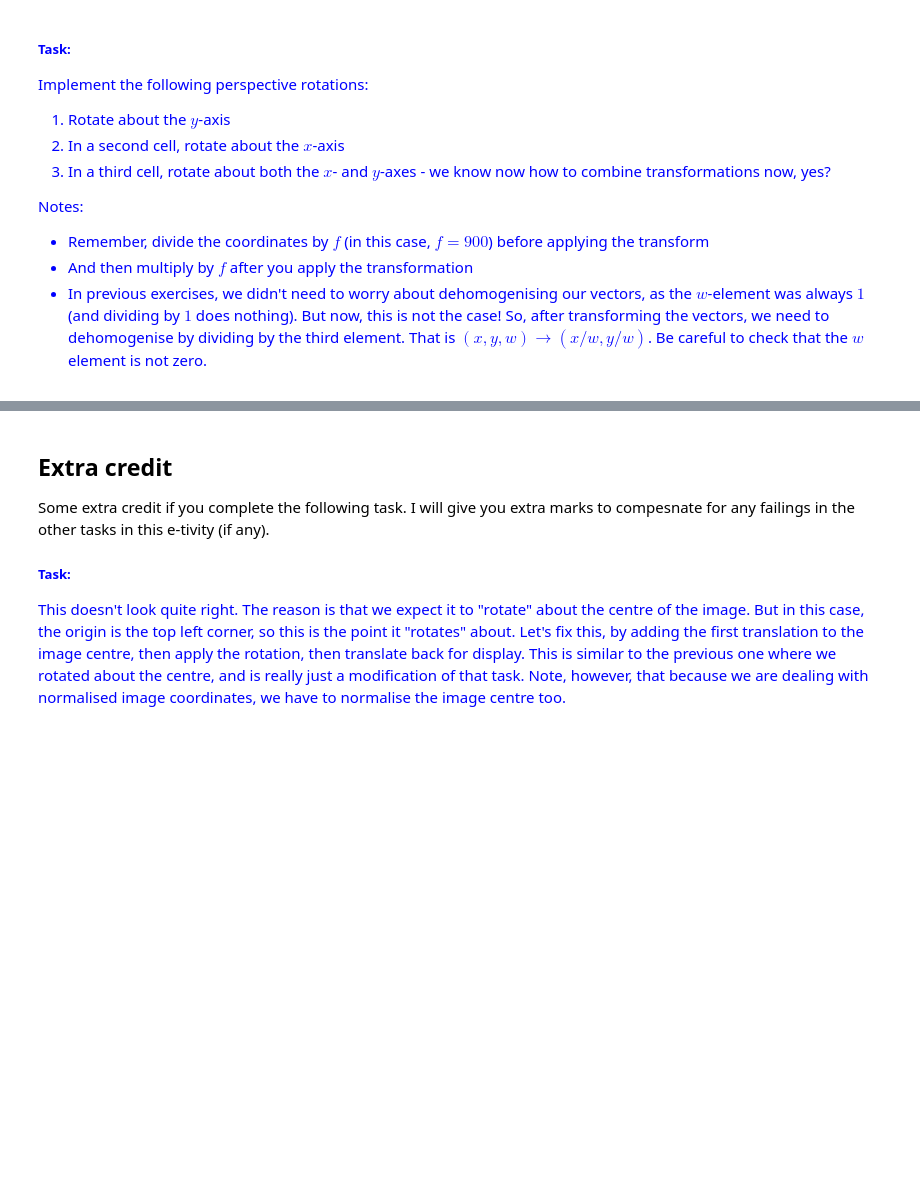
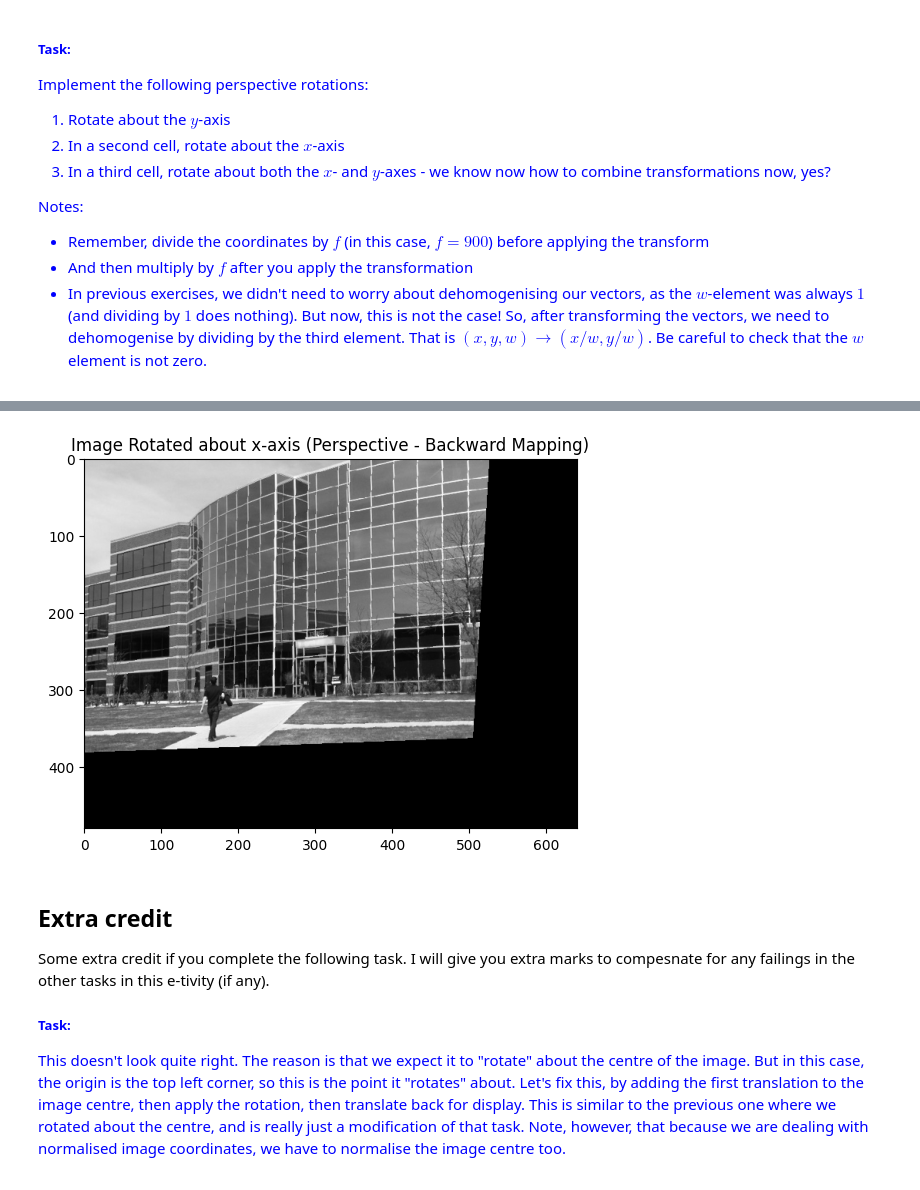
Before and after one commit to JamesBishop1973-coder/JamesB_CE5002_geom_vis, a Jupyter notebook: ETV1/Assignment1b_ProjectiveTransforms_9117504_JB.ipynb, the cells around one changed output, grey strips where cells are left out. Cells and saved outputs as stored; diff of their text form; code cells hidden in the pictures; blank space fills up the shorter version.

```diff
--- a/ETV1/Assignment1b_ProjectiveTransforms_9117504_JB.ipynb
+++ b/ETV1/Assignment1b_ProjectiveTransforms_9117504_JB.ipynb
@@ -698,3 +745,83 @@ There were 272418 attempts to read outside the original image boundary (Homogene
 # %%
 ##################
 # Your code here
+# %%
+##################
+# Your code here
+
+#Rotate image about both x and y axes
+
+# Create a new empty image of the size of the original
+img_out = np.zeros(img.shape)
+
+#Focal length (f)
+f=900
+
+#Angle of rotation
+angle_in_degrees = 5
+
+# Calculate angle in radians
+theta = np.radians(angle_in_degrees) # Convert degrees to radians if needed
+
+# Create the Rotation Matrix ( rotate about x-axis)
+R_x= np.array([
+      [1, 0, 0],
+      [ 0, np.cos(theta),-np.sin(theta)],
+      [ 0, np.sin(theta),np.cos(theta)],])
+
+#Calculate the inverse of the rotation matrix
+R_x_inv = np.linalg.inv(R_x)
+
+# Create the Rotation Matrix ( rotate about y-axis)
+R_y= np.array([
+    [np.cos(theta), 0, -np.sin(theta)],
+    [0, 1, 0],
+    [np.sin(theta),  0, np.cos(theta)],])
+
+#Calculate the inverse of the rotation matrix
+R_y_inv = np.linalg.inv(R_y)
+
+bound_err_cnt = 0
+
+for y_out in range(img_out.shape[0]):
+    for x_out in range(img_out.shape[1]):
+
+        # Convert the output pixel to homogeneous form (x'/f, y'/f, 1)
+        pt_out_h = np.array([x_out/f, y_out/f, 1.0])
+
+        # Apply the inverse rotation transform to get the original coordinate
+        # First rotate about y-axis, then x-axis
+        pt_orig_h = R_x_inv @ R_y_inv @ pt_out_h
+
+        # De-homogenization: (x/w, y/w). Check for division by zero.
+        w = pt_orig_h[2]
+        if w != 0:
+            x_orig = pt_orig_h[0] / w
+            y_orig = pt_orig_h[1] / w
+        else:
+            # To avoid a divide by zero failure, assign invalid coordinates to
+            # make it fall outside the original image bounds
+            x_orig = -1
+            y_orig = -1
+
+        # Get the final pixel value in the original image by multiplying by f
+        x_orig_fl = x_orig * f
+        y_orig_fl = y_orig * f
+
+
+        # Perform rounding to nearest integer,
+        # this also performs nearest neighbours interpolation
+        x_orig = int(np.rint(x_orig_fl))
+        y_orig = int(np.rint(y_orig_fl))
+
+         # check that the original co-ordinates are within the input image bounds
+        if 0 <= y_orig < img.shape[0] and 0 <= x_orig < img.shape[1]:
+            # Copy the pixel value from the input space to the output space
+            img_out[y_out, x_out] = img[y_orig, x_orig]
+        else:
+            bound_err_cnt += 1
+print(f"There were {bound_err_cnt} attempts to read outside the original image boundary (Homogeneous Transform)")
+plt.imshow(img_out, cmap='gray')
+plt.title('Image Rotated about x-axis (Perspective - Backward Mapping)')
+plt.show()
+# %% [output]
@@ -701,3 +829,4 @@ There were 272418 attempts to read outside the original image boundary (Homogene
+[figure, added]
 # %% [markdown]
 ## Extra credit
 
```
Also changed, not shown: parts of 4 cells of this notebook.
